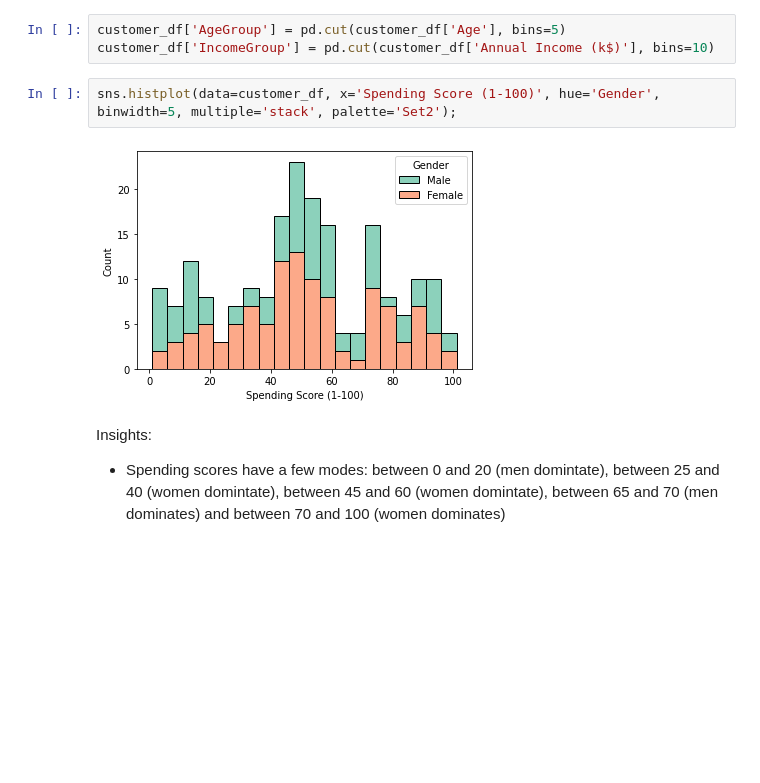
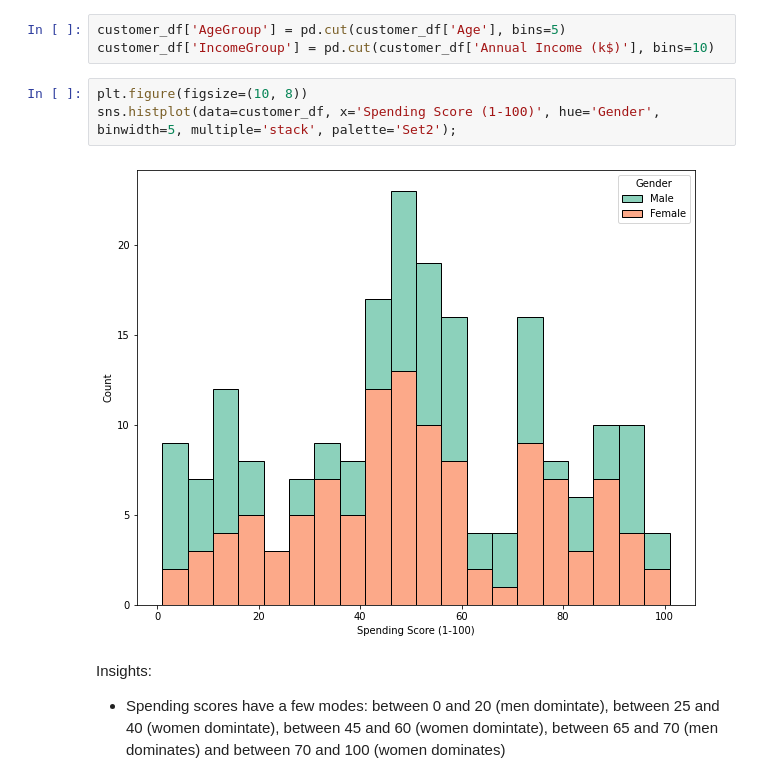
Before and after one commit to roma-glushko/kaggle-mall-customer-segmentation, a Jupyter notebook: index.ipynb, the cells around one changed output. Cells and saved outputs as stored; diff of their text form; blank space fills up the shorter version.

```diff
--- a/index.ipynb
+++ b/index.ipynb
@@ -58,9 +65,10 @@ Insights:
 customer_df['AgeGroup'] = pd.cut(customer_df['Age'], bins=5)
 customer_df['IncomeGroup'] = pd.cut(customer_df['Annual Income (k$)'], bins=10)
 # %%
+plt.figure(figsize=(10, 8))
 sns.histplot(data=customer_df, x='Spending Score (1-100)', hue='Gender', binwidth=5, multiple='stack', palette='Set2');
 # %% [output]
-[figure, old version]
+[figure, new version]
 # %% [markdown]
 Insights:
 - Spending scores have a few modes: between 0 and 20 (men domintate), between 25 and 40 (women domintate), between 45 and 60 (women domintate), between 65 and 70 (men dominates) and between 70 and 100 (women dominates)
```
Also changed, not shown: parts of 3 cells of this notebook.
